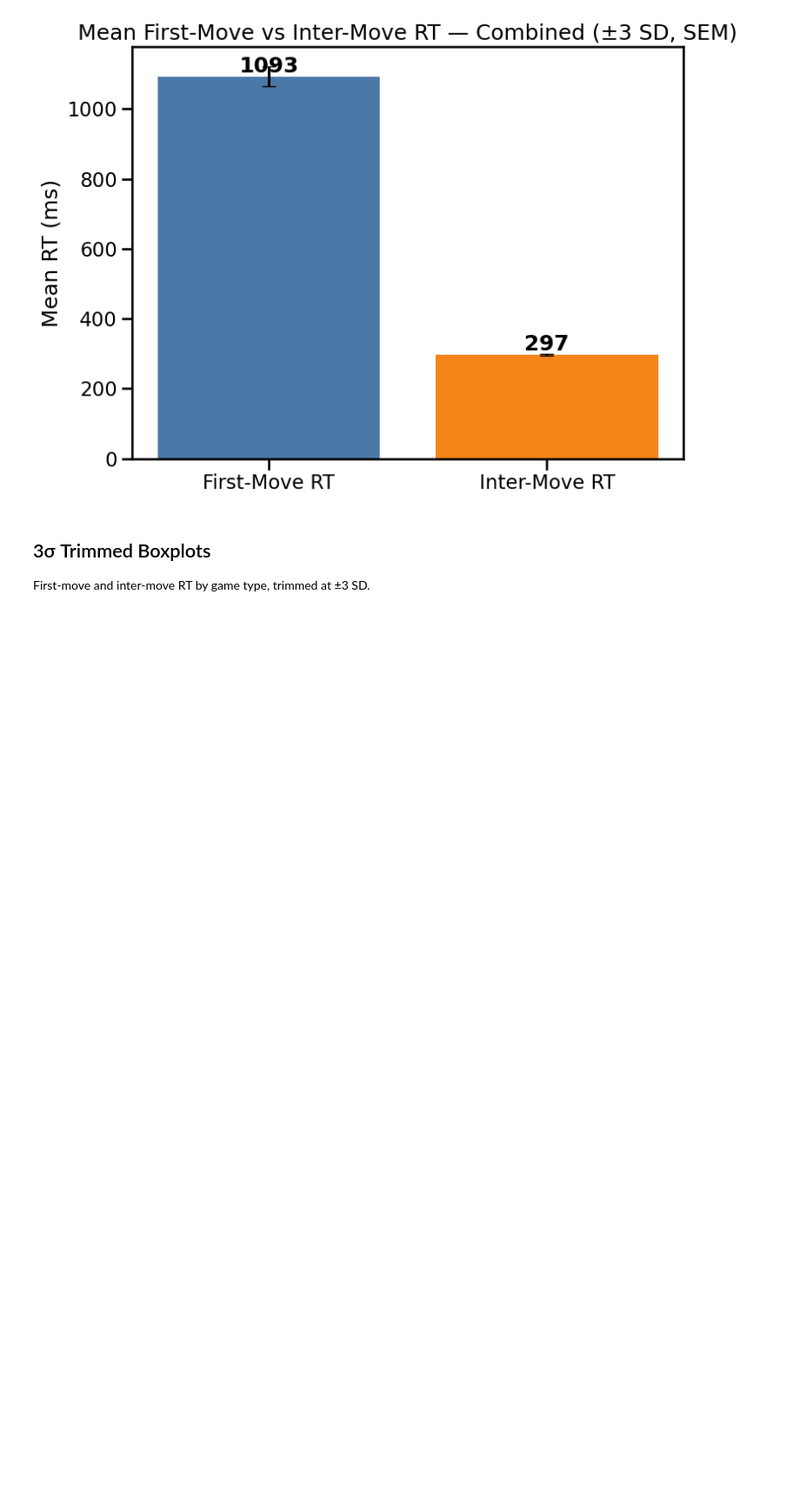
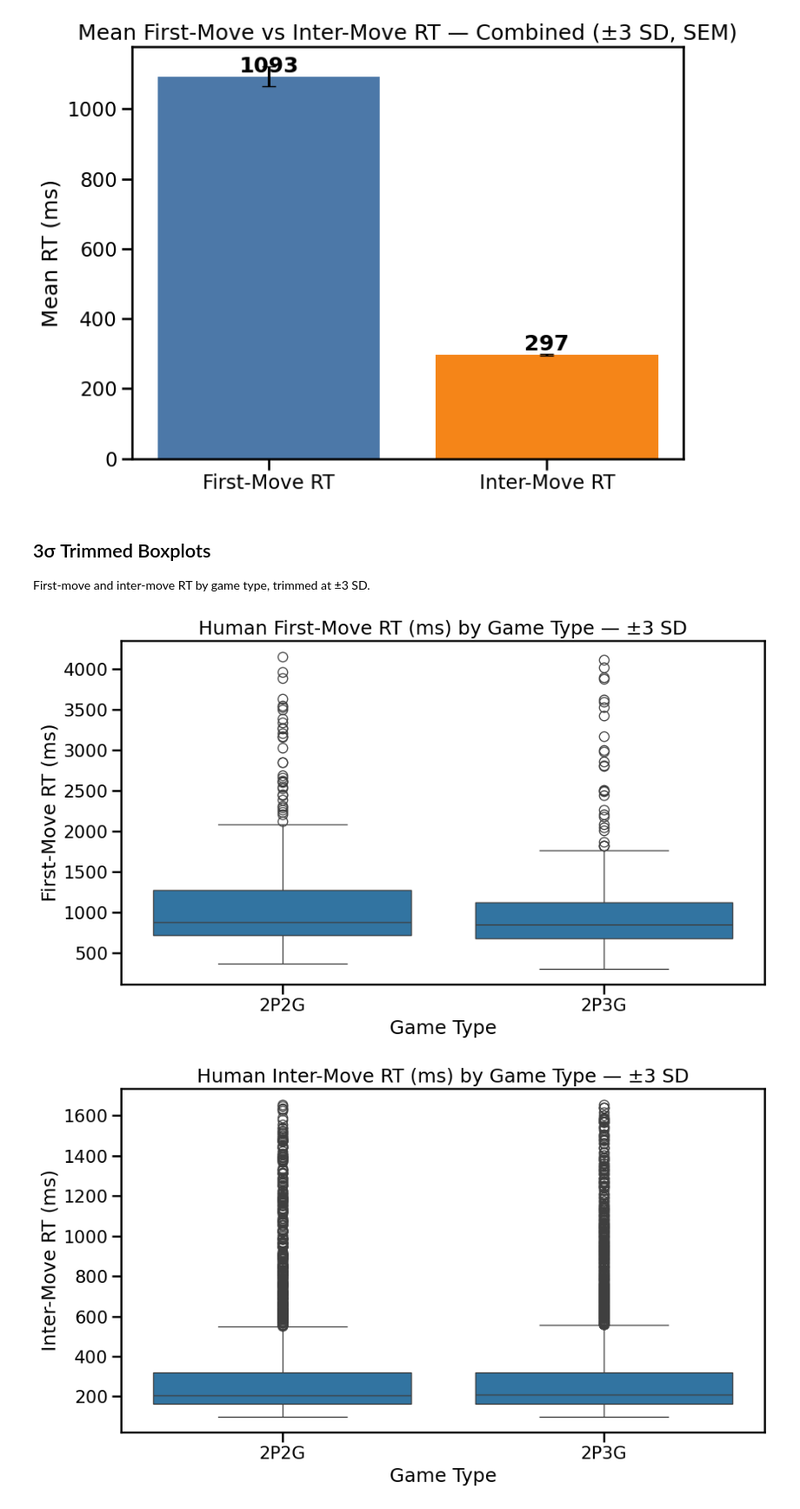
Before and after one commit to Cog-Games/MultiPlayerGridGame, a Jupyter notebook: dataAnalysis/human_rt_human_human_2p2g_2p3g.ipynb, the cells around one changed output. Shown at 87% size. Saved outputs shown, nothing was run; the diff lists cells and outputs as text; code cells hidden in the pictures; blank space fills up the shorter version.

Commit message:
update effiecny analysis

```diff
--- a/dataAnalysis/human_rt_human_human_2p2g_2p3g.ipynb
+++ b/dataAnalysis/human_rt_human_human_2p2g_2p3g.ipynb
@@ -353,33 +353,36 @@ plt.title('Human First-Move RT (ms) by Game Type — ±3 SD')
 plt.ylabel('First-Move RT (ms)')
 plt.xlabel('Game Type')
 plt.tight_layout()
 # out_fig_fm = Path('dataAnalysis/human_rt_first_move_boxplot_stdtrim.png')
 # plt.savefig(out_fig_fm, dpi=200)
 # print('Saved:', out_fig_fm)
 plt.show()
 
 # Inter-move boxplot (±3 SD)
 # Build imrt_long from rt_long if needed
 if 'imrt_long' not in globals():
     parts = []
     for keys, g in rt_long.groupby(['participantId','roomId','experimentType','trialIndex']):
         g = g.sort_values('move_index').copy()
         g['inter_rt_ms'] = g['rt_ms'].diff()
         g['inter_move_index'] = g['move_index']
         gg = g[g['inter_rt_ms'].notna() & (g['inter_rt_ms'] > 0)].copy()
         if len(gg) > 0:
             gg['inter_rt_s'] = gg['inter_rt_ms'] / 1000.0
             parts.append(gg[['participantId','roomId','experimentType','trialIndex','inter_move_index','inter_rt_ms','inter_rt_s']])
     imrt_long = pd.concat(parts, ignore_index=True) if parts else pd.DataFrame(columns=['participantId','roomId','experimentType','trialIndex','inter_move_index','inter_rt_ms','inter_rt_s'])
 
 imrt_plot = std_trim(imrt_long, 'inter_rt_ms', 3.0)
 plt.figure(figsize=(10,6))
 sns.boxplot(data=imrt_plot, x='experimentType', y='inter_rt_ms')
 plt.title('Human Inter-Move RT (ms) by Game Type — ±3 SD')
 plt.ylabel('Inter-Move RT (ms)')
 plt.xlabel('Game Type')
 plt.tight_layout()
-out_fig_im = Path('dataAnalysis/human_inter_move_rt_boxplot_stdtrim.png')
-plt.savefig(out_fig_im, dpi=200)
-print('Saved:', out_fig_im)
+# out_fig_im = Path('dataAnalysis/human_inter_move_rt_boxplot_stdtrim.png')
+# plt.savefig(out_fig_im, dpi=200)
+# print('Saved:', out_fig_im)
 plt.show()
+# %% [output]
+[figure, added]
+[figure, added]
```
Also changed, not shown: 9 other files.
